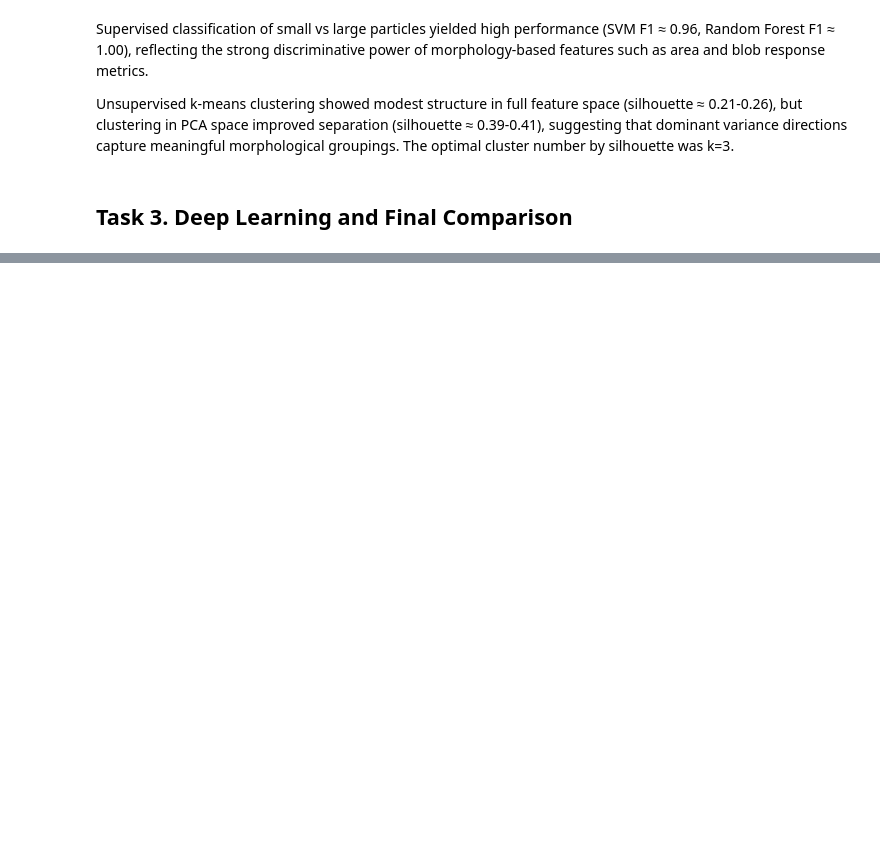
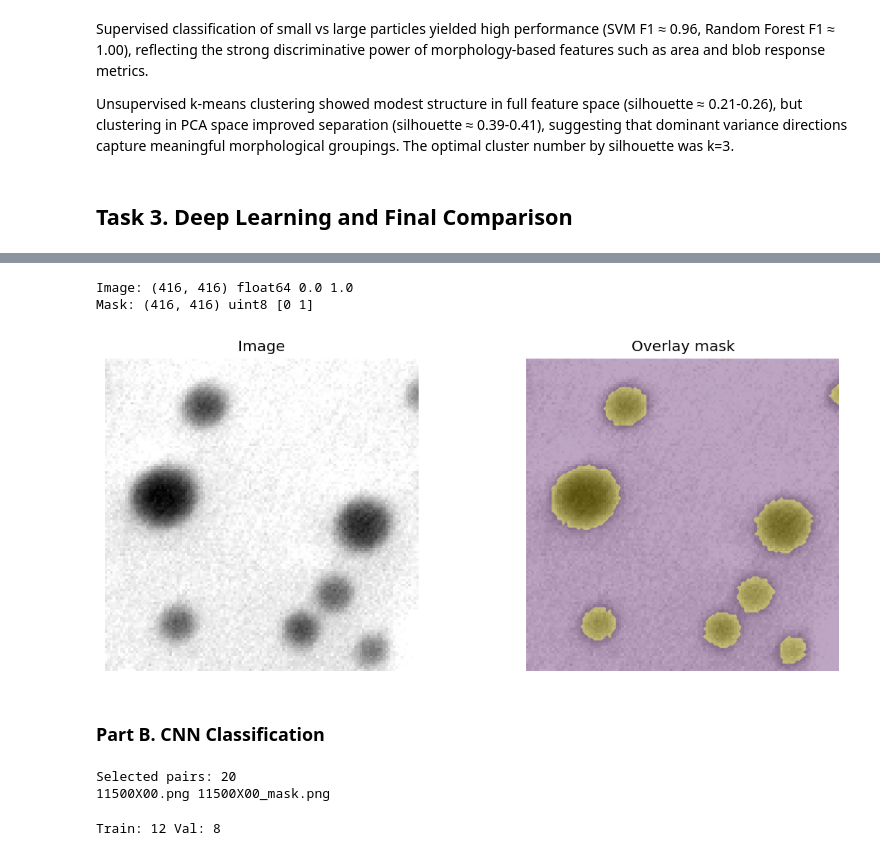
Before and after one commit to eliseetrheim/MSE465_EliseEtrheim, a Jupyter notebook: assignments/assignment 04/assignment_04_final.ipynb, the cells around one changed output, grey strips where cells are left out. Drawn from its saved outputs; the diff is of its cells as text; code cells hidden in the pictures; blank space fills up the shorter version.

Commit message:
Update Assignment 04 with progress (including masks for deep learning)

```diff
--- a/assignments/assignment 04/assignment_04_final.ipynb
+++ b/assignments/assignment 04/assignment_04_final.ipynb
@@ -928,0 +960,15 @@ Unsupervised k-means clustering showed modest structure in full feature space (s
+# %%
+N_ANN = 40 # 15-20 required :contentReference[oaicite:2]{index=2}
+
+# Prefer images that already have masks; otherwise take first N
+paired_with_masks = [(img, m) for img, m in paired if m.exists()]
+paired_no_masks = [(img, m) for img, m in paired if not m.exists()]
+
+if len(paired_with_masks) >= 15:
+    selected = paired_with_masks[:N_ANN]
+    print("Using existing masks:", len(selected), "images")
+else:
+    selected = paired[:N_ANN]
+    print("Not enough existing masks. Will need to create masks for:", len(selected), "images")
+
+selected[:3]
@@ -928,0 +1005,50 @@ Unsupervised k-means clustering showed modest structure in full feature space (s
+# %%
+# Sanity check
+import matplotlib.pyplot as plt
+from skimage.io import imread
+
+img_path, m_path = selected[0]
+img = load_grayscale_float01(img_path)
+mask = imread(m_path)
+
+# if saved as 0/255, convert to 0/1
+mask01 = (mask > 0).astype(np.uint8)
+
+print("Image:", img.shape, img.dtype, img.min(), img.max())
+print("Mask:", mask01.shape, mask01.dtype, np.unique(mask01))
+
+plt.figure(figsize=(10,4))
+plt.subplot(1,2,1)
+plt.imshow(img,cmap="gray")
+plt.title("Image")
+plt.axis("off")
+
+plt.subplot(1,2,2)
+plt.imshow(img,cmap="gray")
+plt.imshow(mask01,alpha=0.35)
+plt.title("Overlay mask")
+plt.axis("off")
+plt.tight_layout()
+plt.show()
+# %% [output]
+Image: (416, 416) float64 0.0 1.0
+Mask: (416, 416) uint8 [0 1]
+[figure, added]
+# %% [markdown]
+### Part B. CNN Classification
+# %%
+# Resize for convenience
+import tensorflow as tf
+import numpy as np
+from pathlib import Path
+
+IMG_SIZE = 416
+BATCH_SIZE = 8
+AUTOTUNE = tf.data.AUTOTUNE
+
+# selected should already be a list of (img_path, mask_path)
+print("Selected pairs:", len(selected))
+print(selected[0][0].name, selected[0][1].name)
+# %% [output]
+Selected pairs: 20
+11500X00.png 11500X00_mask.png
@@ -928,0 +1078,15 @@ Unsupervised k-means clustering showed modest structure in full feature space (s
+# %%
+# Build train/val split (deterministic)
+from sklearn.model_selection import train_test_split
+
+pairs = [(str(i), str(m)) for i, m in selected]
+
+train_pairs, val_pairs = train_test_split(
+    pairs,
+    test_size=0.4,
+    random_state=0
+)
+
+print("Train:", len(train_pairs), "Val:", len(val_pairs))
+# %% [output]
+Train: 12 Val: 8
```
Also changed, not shown: parts of 43 cells of this notebook, 23 other files.
